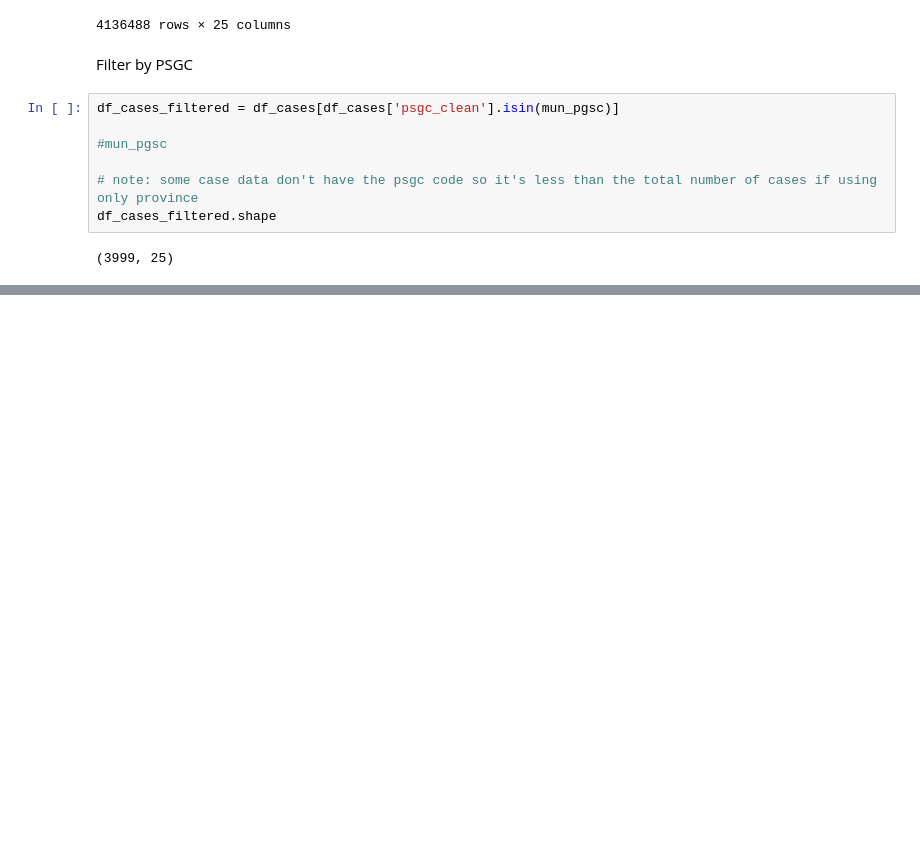
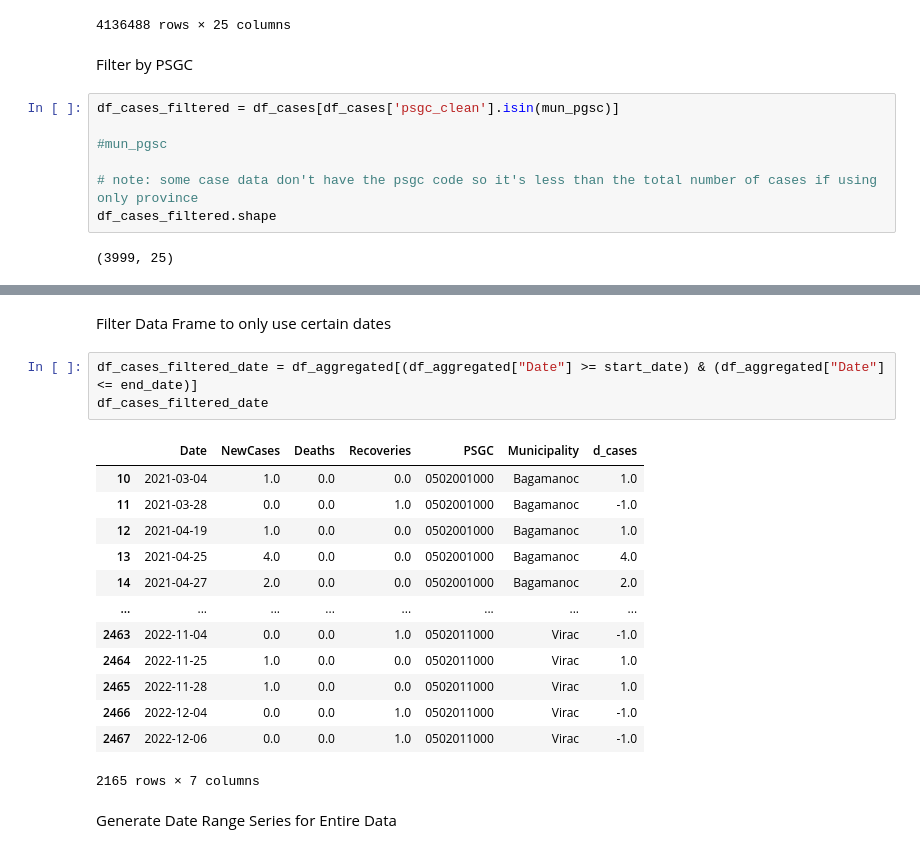
Before and after one commit to dddelacruz/cs198-scl-envi-2425, a Jupyter notebook: 02_data_processing/psgc_case_data.ipynb, the cells around one changed output, grey strips where cells are left out. Saved outputs shown, nothing was run; the diff lists cells and outputs as text; blank space fills up the shorter version.

```diff
--- a/02_data_processing/psgc_case_data.ipynb
+++ b/02_data_processing/psgc_case_data.ipynb
@@ -173,0 +249,21 @@ Only Keep Necessary Columns
+# %% [markdown]
+Filter Data Frame to only use certain dates
+# %%
+df_cases_filtered_date = df_aggregated[(df_aggregated["Date"] >= start_date) & (df_aggregated["Date"] <= end_date)]
+df_cases_filtered_date
+# %% [output]
+|  | Date | NewCases | Deaths | Recoveries | PSGC | Municipality | d_cases |
+| 10 | 2021-03-04 | 1.0 | 0.0 | 0.0 | 0502001000 | Bagamanoc | 1.0 |
+| 11 | 2021-03-28 | 0.0 | 0.0 | 1.0 | 0502001000 | Bagamanoc | -1.0 |
+| 12 | 2021-04-19 | 1.0 | 0.0 | 0.0 | 0502001000 | Bagamanoc | 1.0 |
+| 13 | 2021-04-25 | 4.0 | 0.0 | 0.0 | 0502001000 | Bagamanoc | 4.0 |
+| 14 | 2021-04-27 | 2.0 | 0.0 | 0.0 | 0502001000 | Bagamanoc | 2.0 |
+| ... | ... | ... | ... | ... | ... | ... | ... |
+| 2463 | 2022-11-04 | 0.0 | 0.0 | 1.0 | 0502011000 | Virac | -1.0 |
+| 2464 | 2022-11-25 | 1.0 | 0.0 | 0.0 | 0502011000 | Virac | 1.0 |
+| 2465 | 2022-11-28 | 1.0 | 0.0 | 0.0 | 0502011000 | Virac | 1.0 |
+| 2466 | 2022-12-04 | 0.0 | 0.0 | 1.0 | 0502011000 | Virac | -1.0 |
+| 2467 | 2022-12-06 | 0.0 | 0.0 | 1.0 | 0502011000 | Virac | -1.0 |
+2165 rows × 7 columns
+# %% [markdown]
+Generate Date Range Series for Entire Data
```
Also changed, not shown: parts of 27 cells of this notebook, 2 other files.
